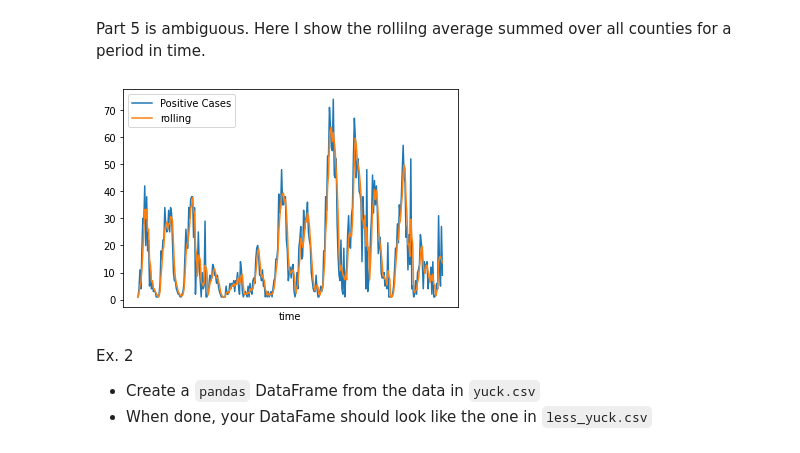
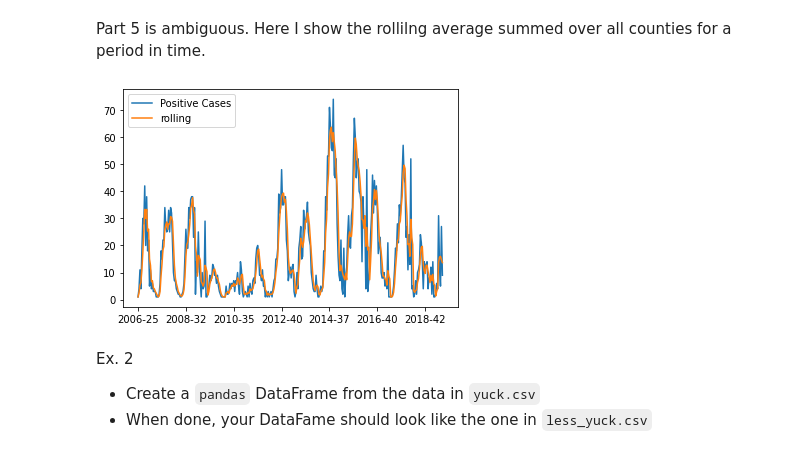
Before and after one commit to cliburn/bios-823-2020, a Jupyter notebook: quiz/Quiz01_Solutions.ipynb, the cells around one changed output. Cells and saved outputs as stored; diff of their text form; code cells hidden in the pictures.

```diff
--- a/quiz/Quiz01_Solutions.ipynb
+++ b/quiz/Quiz01_Solutions.ipynb
@@ -45,6 +45,7 @@ Part 5 is ambiguous. Here I show the rollilng average summed over all counties f
 df_1 = (
     df.groupby(['Year', 'Week Reported']).sum().
     sort_values(['Year', 'Week Reported']).
-    pipe(lambda df_: df_.assign(rolling= df_.rolling(window=3, min_periods=1).mean())).
-    assign(time=f"{df['Year']}-{df['Week Reported']}")
+    pipe(lambda df_: df_.assign(rolling= df_.rolling(window=3, min_periods=1).mean()))
 )
+# %%
+df_1.index = df_1.index.map(lambda x: f"{x[0]}-{x[1]}")
@@ -51,8 +56,8 @@ df_1 = (
 # %%
-df_1.plot.line(x='time', y=['Positive Cases', 'rolling'], xticks=[])
+df_1.plot.line(y=['Positive Cases', 'rolling'])
 pass
 # %% [output]
-[figure, old version]
+[figure, new version]
 # %% [markdown]
 Ex. 2
 
```
Also changed, not shown: parts of 1 cell of this notebook.
